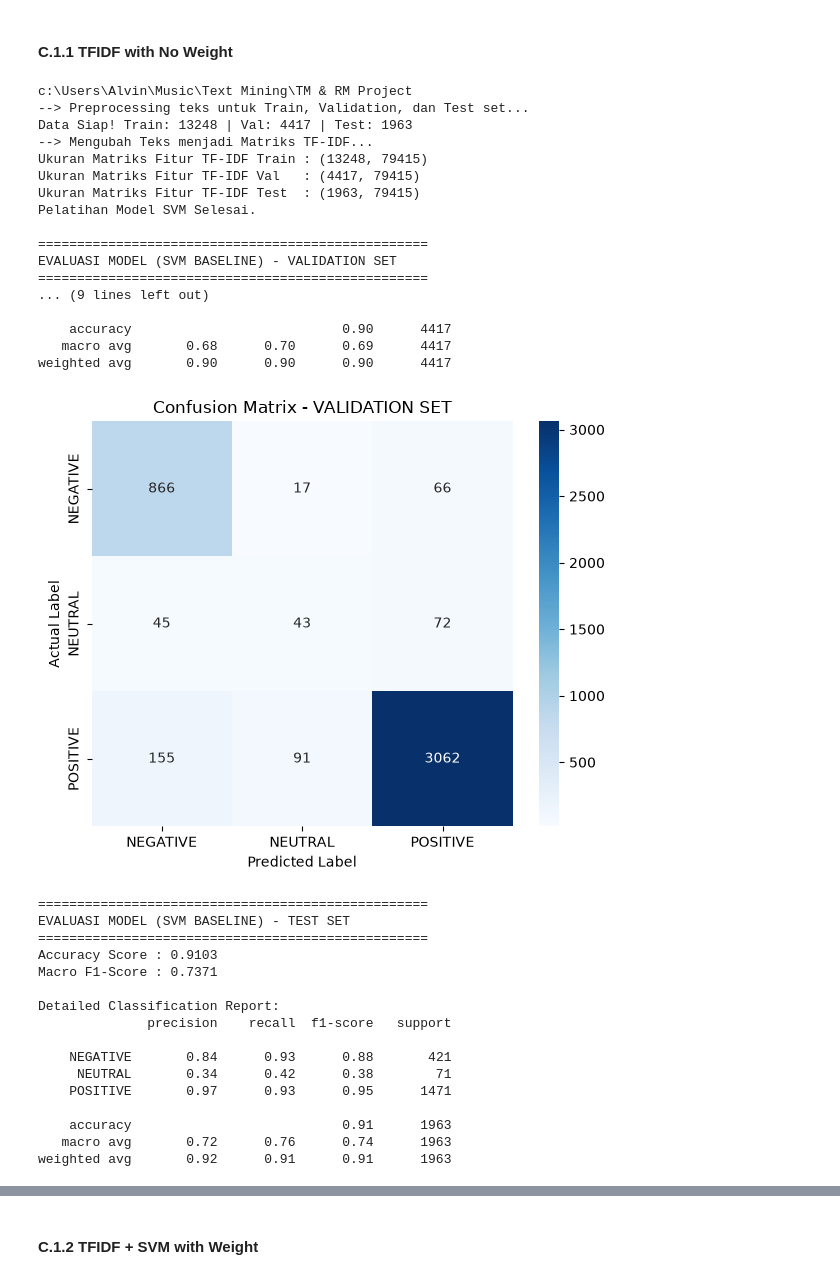
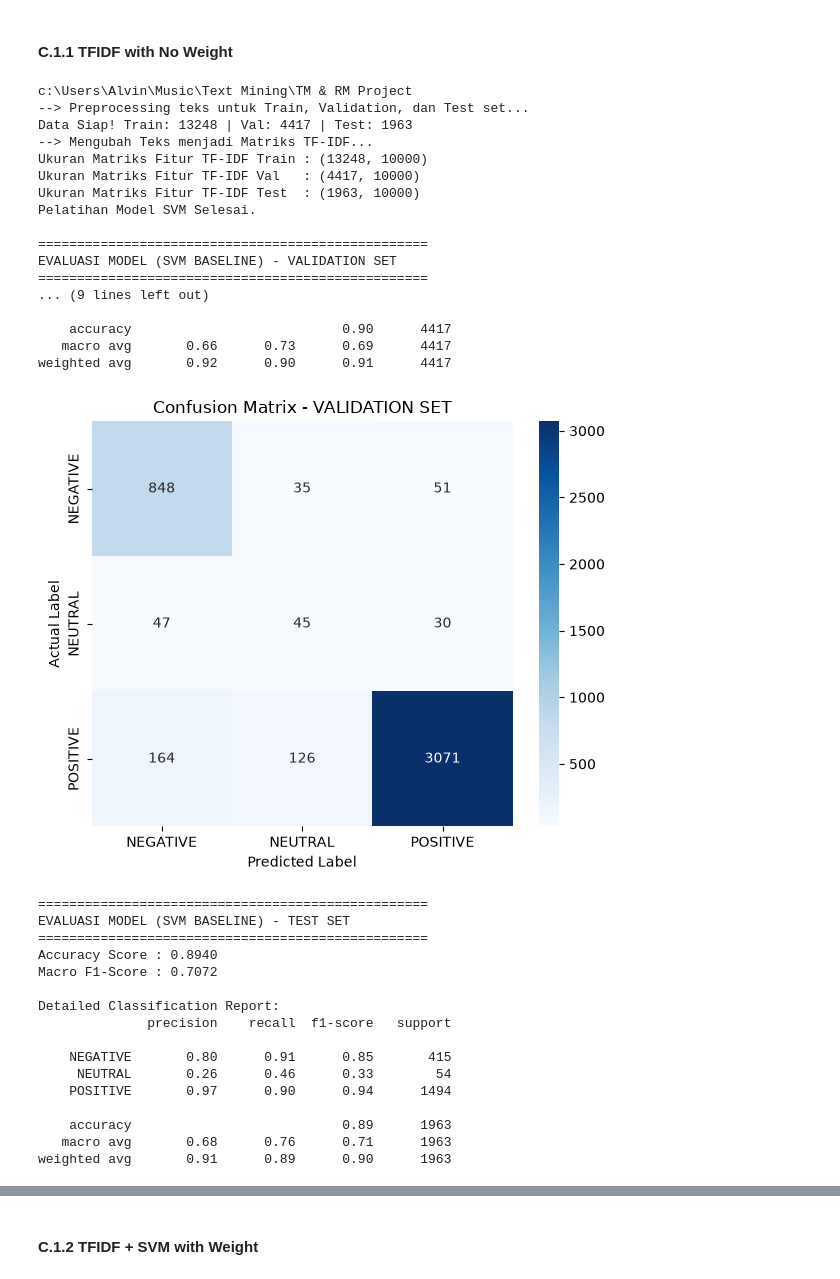
Before and after one commit to AlvinWjy25/telemedicine-sentiment-analysis-MTL, a Jupyter notebook: notebook/EDA.ipynb, the cells around one changed output, grey strips where cells are left out. Drawn from its saved outputs; the diff is of its cells as text; code cells hidden in the pictures.

Commit message:
feat: added simple NEUTRAL data quality exploration for NEUTRAL -> POSITIVE Conversion, it has been implemented into the class as well

```diff
--- a/notebook/EDA.ipynb
+++ b/notebook/EDA.ipynb
@@ -472,13 +535,15 @@ len(df) * 0.05
 import re
 import warnings
 
+from config.config_script import POSITIVE_KEYWORDS
 
 class TextPreprocessing:
 
-    def __init__(self, df, seed=42):
+    def __init__(self, df, seed=42, positive_keywords = None):
         self.df = df.copy()
         self._EMOJI = re.compile("[\U0001F000-\U0001FAFF☀-➿]")
         self._warned_emoji = False
+        self.positive_keywords = positive_keywords
         self.seed = seed
 
     def _convert_emoji_single(self, text: str) -> str:
@@ -528,7 +593,6 @@ class TextPreprocessing:
             self._convert_emoji_single
         )
 
-
     def _clean(self):
         """Pembersihan teks (dijalankan SETELAH konversi emoji)."""
 
@@ -553,6 +617,20 @@ class TextPreprocessing:
         self.df["review_cleaned_normed"] = self.df["review_cleaned"].apply(
             lambda text: " ".join(norm_dict.get(w, w) for w in text.split())
         )
+
+    def _relabeling(self):
+
+
+        # 2. Buat regex pattern untuk mencocokkan kata (case-insensitive & menghapus spasi/karakter berlebih)
+        self.pattern = r"\b(" + "|".join(self.positive_keywords) + r")\b"
+
+        # 3. Tentukan kondisi: teks cocok dengan pattern DAN rating > 3
+        self.condition = self.df["review"].str.strip().str.lower().str.contains(
+            pattern, regex=True, na=False
+        ) & (self.df["rating"] > 3)
+
+        # 4. Ubah label sentimen menjadi POSITIVE jika memenuhi kondisi
+        self.df.loc[condition, "sentiment"] = "POSITIVE"
 
     def _organize_column(self):
         self.df = self.df[['app_name', 'rating', 'sentiment', 'review_cleaned_normed', 'weight', 'has_neg']]
@@ -619,6 +697,7 @@ class TextPreprocessing:
         self._convert_emoji()
         self._clean()
         self._norm_dict()
+        self._relabeling()
         self._organize_column()
 
         if make_split == True:
@@ -629,7 +708,7 @@ class TextPreprocessing:
 
 
 # Final
-df_final, train_df, val_df, test_df = TextPreprocessing(df).fit_transform(make_split=True)
+df_final, train_df, val_df, test_df = TextPreprocessing(df, positive_keywords=POSITIVE_KEYWORDS).fit_transform(make_split=True)
 # %% [output]
 [CLASS TextPreprocessing]: Checking if review has null value..
 [WARN - 0]: There is 52 null value in self.df['review']!
@@ -789,7 +918,8 @@ class TFIDF_SVM_Baseline:
         random_state=42,
         weight_col='weight',
         sample_weight_map=None,
-        class_weight='balanced'
+        class_weight='balanced',
+        debug = False,
     ):
         """
         Inisialisasi hyperparameter dan pemisahan data train, validation, & test
@@ -827,6 +957,7 @@ class TFIDF_SVM_Baseline:
         )
 
         self.classes_ = np.unique(self.y_train)
+        self.debug = debug
 
     def _preprocess_text(self, text):
         """
@@ -850,11 +981,6 @@ class TFIDF_SVM_Baseline:
         self.df_val = self.df_val.dropna(subset=[self.text_col, self.target_col])
         self.df_test = self.df_test.dropna(subset=[self.text_col, self.target_col])
 
-        def combine_text_and_weight(df):
-                    clean_text = df[self.text_col].apply(self._preprocess_text)
-                    weight_text = df["weight"].astype(str).str.lower()
-                    return weight_text + " " + clean_text
-
         # Ekstrak & bersihkan teks
         self.X_train_raw = self.df_train[self.text_col].apply(self._preprocess_text)
         self.X_val_raw = self.df_val[self.text_col].apply(self._preprocess_text)
@@ -863,7 +989,6 @@ class TFIDF_SVM_Baseline:
         self.y_train = self.df_train[self.target_col]
         self.y_val = self.df_val[self.target_col]
         self.y_test = self.df_test[self.target_col]
-
 
         print(f"Data Siap! Train: {len(self.X_train_raw)} | Val: {len(self.X_val_raw)} | Test: {len(self.X_test_raw)}")
 
@@ -875,6 +1000,11 @@ class TFIDF_SVM_Baseline:
         self.X_train = self.vectorizer.fit_transform(self.X_train_raw)
         self.X_val = self.vectorizer.transform(self.X_val_raw)
         self.X_test = self.vectorizer.transform(self.X_test_raw)
+
+        if self.debug == True:
+            print(f"X_train: {self.X_train}")
+            print(f"X_val: {self.X_val}")
+            print(f"X_test: {self.X_test}")
 
         print(f"Ukuran Matriks Fitur TF-IDF Train : {self.X_train.shape}")
         print(f"Ukuran Matriks Fitur TF-IDF Val   : {self.X_val.shape}")
@@ -913,6 +1043,7 @@ class TFIDF_SVM_Baseline:
                 raise ValueError("Semua sample weight harus berupa angka positif dan finite.")
 
             sample_weight = sample_weight.to_numpy()
+            print(f"Sample Weight: {sample_weight}")
 
         self.model.fit(
             self.X_train,
@@ -1006,54 +1137,55 @@ import sys, os
 from pathlib import Path
 
 ROOT_DIR = Path().cwd().parent
 print(ROOT_DIR)
 sys.path.insert(0, str(ROOT_DIR))
 from config.config_script import SVM_DIR, TFIDF_DIR
 
 pipeline = TFIDF_SVM_Baseline(
     df_train=train_df,
     df_val=val_df,
     df_test=test_df,
     target_col='sentiment',
     text_col='review_cleaned_normed',
-    max_features=100000,
+    max_features=10000,
     weight_col='weight',
-    sample_weight_map=None
+    sample_weight_map=None,
+    debug=False,
 )._fit_pipeline(
     model_path = SVM_DIR, vec_path=TFIDF_DIR, keep_model = False
 )
 # %% [output]
 c:\Users\Alvin\Music\Text Mining\TM & RM Project
 --> Preprocessing teks untuk Train, Validation, dan Test set...
 Data Siap! Train: 13248 | Val: 4417 | Test: 1963
 --> Mengubah Teks menjadi Matriks TF-IDF...
-Ukuran Matriks Fitur TF-IDF Train : (13248, 79415)
-Ukuran Matriks Fitur TF-IDF Val   : (4417, 79415)
-Ukuran Matriks Fitur TF-IDF Test  : (1963, 79415)
+Ukuran Matriks Fitur TF-IDF Train : (13248, 10000)
+Ukuran Matriks Fitur TF-IDF Val   : (4417, 10000)
+Ukuran Matriks Fitur TF-IDF Test  : (1963, 10000)
 Pelatihan Model SVM Selesai.
 
 ==================================================
 EVALUASI MODEL (SVM BASELINE) - VALIDATION SET
 ==================================================
 ... (9 lines left out)
 
     accuracy                           0.90      4417
-   macro avg       0.68      0.70      0.69      4417
-weighted avg       0.90      0.90      0.90      4417
+   macro avg       0.66      0.73      0.69      4417
+weighted avg       0.92      0.90      0.91      4417
-[figure, old version]
+[figure, new version]
 ==================================================
 EVALUASI MODEL (SVM BASELINE) - TEST SET
 ==================================================
-Accuracy Score : 0.9103
-Macro F1-Score : 0.7371
+Accuracy Score : 0.8940
+Macro F1-Score : 0.7072
 
 Detailed Classification Report:
               precision    recall  f1-score   support
 
-    NEGATIVE       0.84      0.93      0.88       421
-     NEUTRAL       0.34      0.42      0.38        71
-    POSITIVE       0.97      0.93      0.95      1471
+    NEGATIVE       0.80      0.91      0.85       415
+     NEUTRAL       0.26      0.46      0.33        54
+    POSITIVE       0.97      0.90      0.94      1494
 
-    accuracy                           0.91      1963
-   macro avg       0.72      0.76      0.74      1963
-weighted avg       0.92      0.91      0.91      1963
+    accuracy                           0.89      1963
+   macro avg       0.68      0.76      0.71      1963
+weighted avg       0.91      0.89      0.90      1963
```
Also changed, not shown: parts of 25 cells of this notebook.
